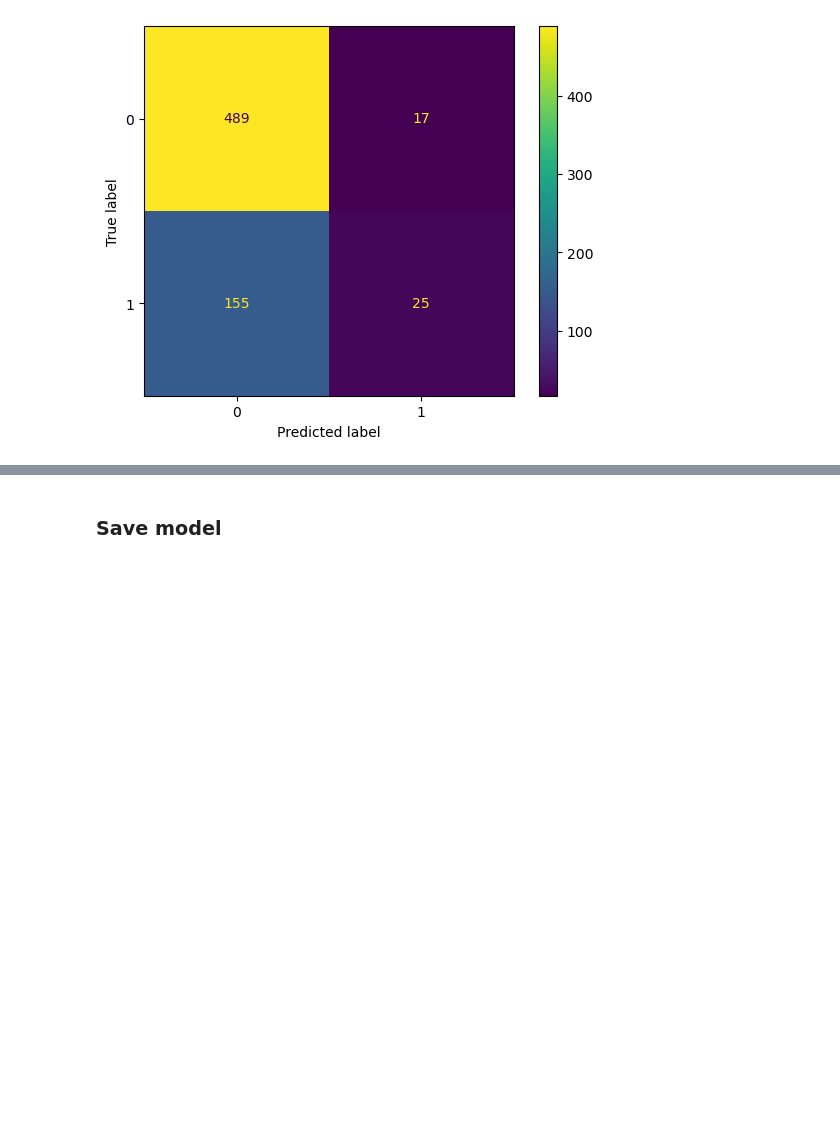
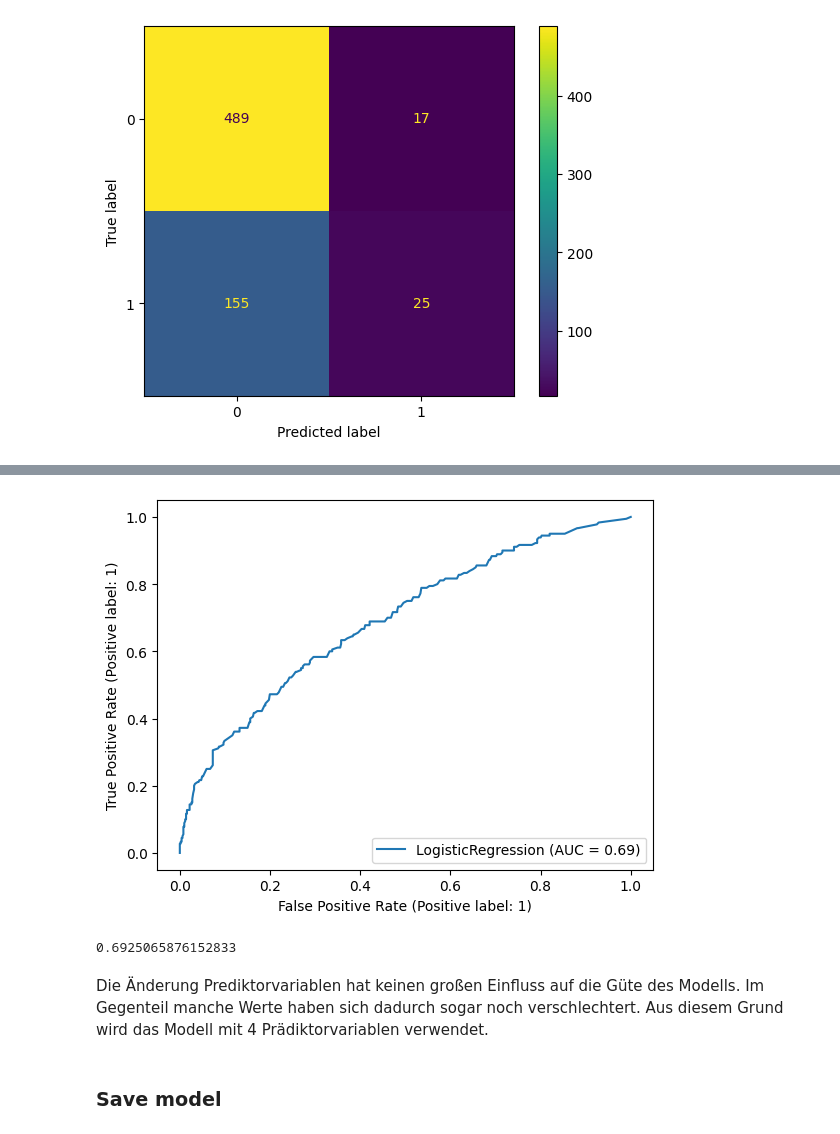
Before and after one commit to DA-Statistics-Nadine-Alena/project, a Jupyter notebook: notebooks/draft-analysis.ipynb, the cells around one changed output, grey strips where cells are left out. Cells and saved outputs as stored; diff of their text form; code cells hidden in the pictures; blank space fills up the shorter version.

```diff
--- a/notebooks/draft-analysis.ipynb
+++ b/notebooks/draft-analysis.ipynb
@@ -1070,2 +1200,13 @@ weighted avg       0.70      0.74      0.65       686
+# %%
+RocCurveDisplay.from_estimator(clf2, X_test_lor, y_test_lor) ;
+# %% [output]
+[figure, added]
+# %%
+y_score_lor2 = clf2.predict_proba(X_test_lor)[:, 1]
+roc_auc_score(y_test_lor, y_score_lor2)
+# %% [output]
+0.6925065876152833
+# %% [markdown]
+Die Änderung Prediktorvariablen hat keinen großen Einfluss auf die Güte des Modells. Im Gegenteil manche Werte haben sich dadurch sogar noch verschlechtert. Aus diesem Grund wird das Modell mit 4 Prädiktorvariablen verwendet.
 # %% [markdown]
 ### Save model
```
Also changed, not shown: parts of 44 cells of this notebook, 1 other file.
